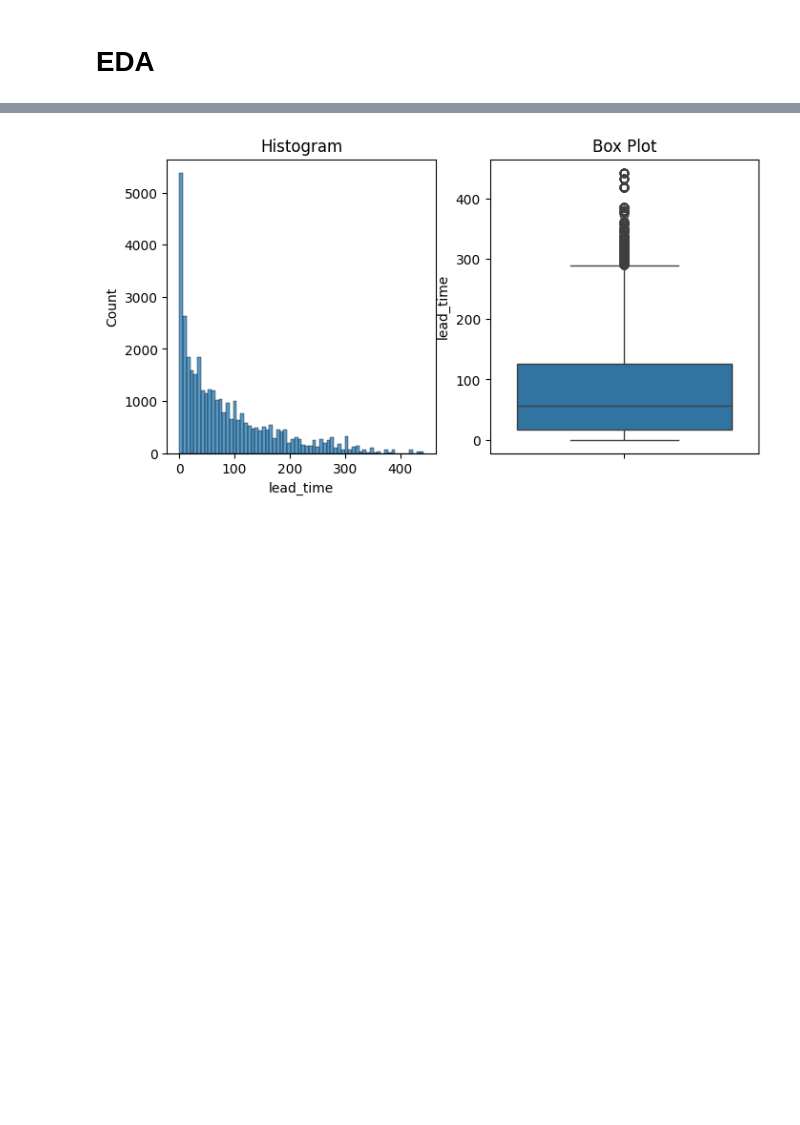
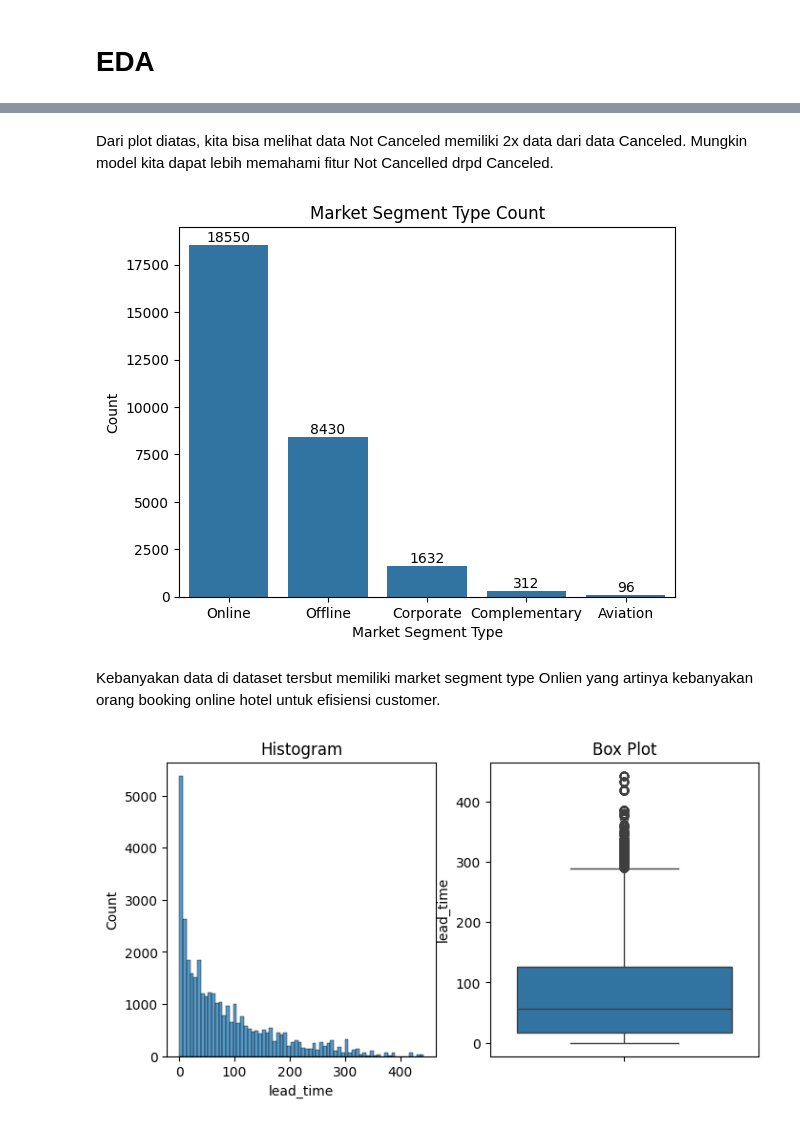
Before and after one commit to StevenLie14/BookSmart, a Jupyter notebook: main.ipynb, the cells around one changed output, grey strips where cells are left out. Cells and saved outputs as stored; diff of their text form; code cells hidden in the pictures; blank space fills up the shorter version.

```diff
--- a/main.ipynb
+++ b/main.ipynb
@@ -239,3 +254,23 @@ x_test['type_of_meal_plan'] = x_test['type_of_meal_plan'].fillna(type_of_meal_pl
+# %% [markdown]
+Dari plot diatas, kita bisa melihat data Not Canceled memiliki 2x data dari data Canceled. Mungkin model kita dapat lebih memahami fitur Not Cancelled drpd Canceled.
+# %%
+ax = sns.countplot(x='market_segment_type', data=x_train)
+plt.title('Market Segment Type Count')
+plt.xlabel('Market Segment Type')
+plt.ylabel('Count')
+for p in ax.patches:
+    height = p.get_height()
+    ax.text(
+        p.get_x() + p.get_width() / 2,
+        height + 1,
+        f'{int(height)}',
+        ha='center', va='bottom'
+    )
+plt.show()
+# %% [output]
+[figure, added]
+# %% [markdown]
+Kebanyakan data di dataset tersbut memiliki market segment type Onlien yang artinya kebanyakan orang booking online hotel untuk efisiensi customer.
 # %%
 num_cols = ['lead_time', 'no_of_adults', 'no_of_children', 'no_of_weekend_nights',
             'no_of_week_nights', 'avg_price_per_room', 'no_of_previous_cancellations',
```
Also changed, not shown: parts of 6 cells of this notebook, 1 other file.
